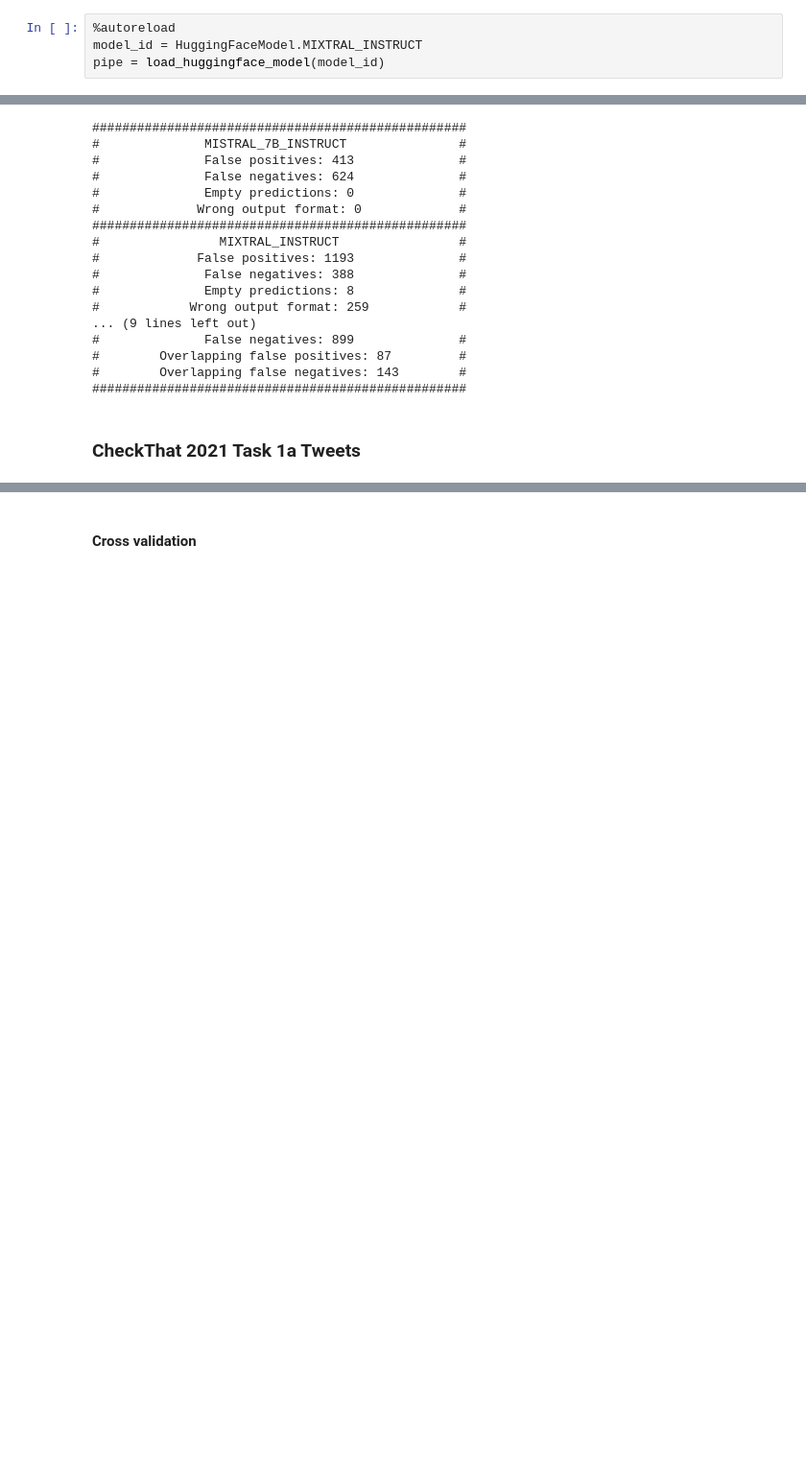
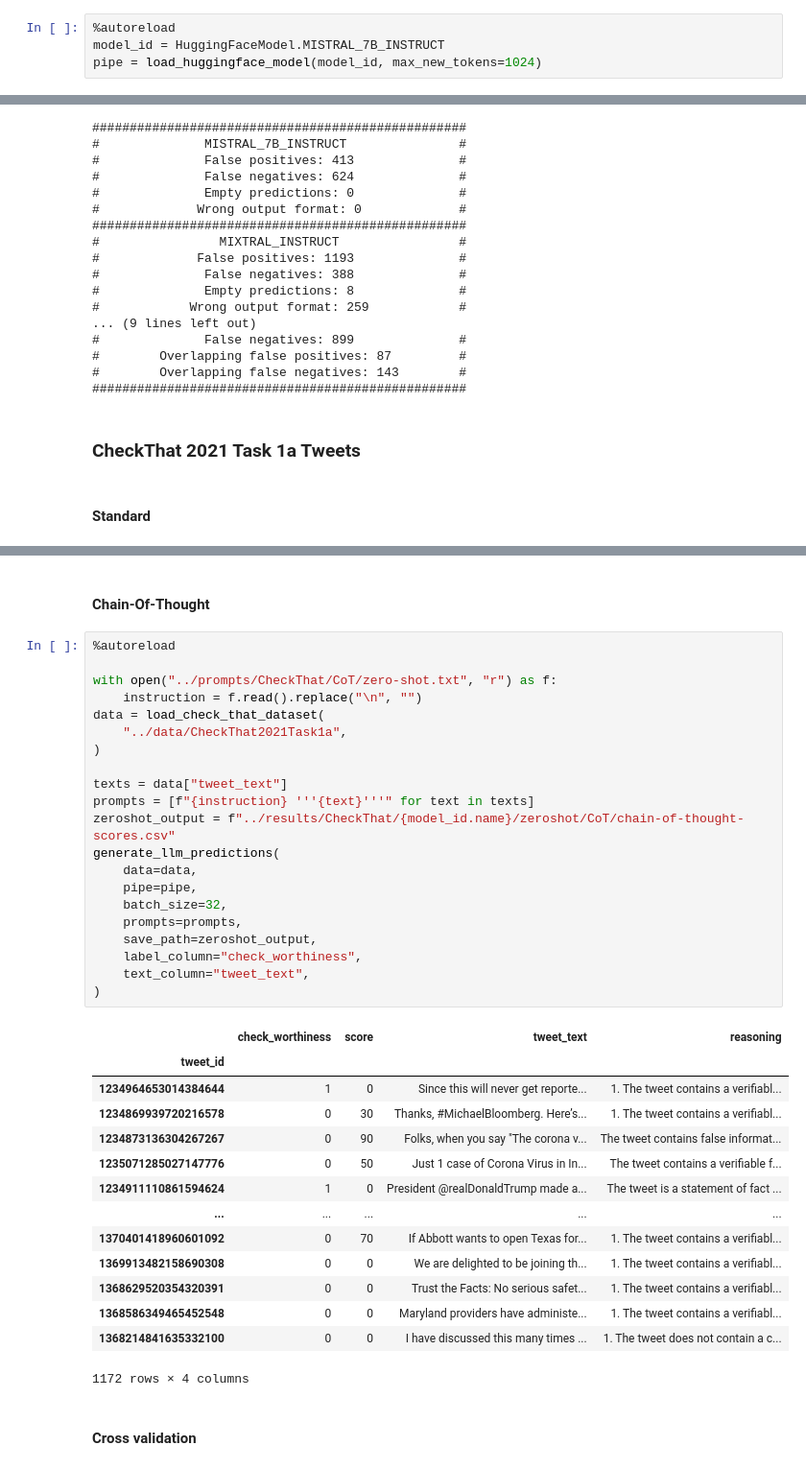
Before and after one commit to matsbratvold/Checkworthiness-Detection-with-Open-Source-LLMs, a Jupyter notebook: src/llm.ipynb, the cells around one changed output, grey strips where cells are left out. Shown at 96% size. Saved outputs shown, nothing was run; the diff lists cells and outputs as text; blank space fills up the shorter version.

Commit message:
Generating CoT scores on checkthat dataset

```diff
--- a/src/llm.ipynb
+++ b/src/llm.ipynb
@@ -41,5 +39,5 @@ Found existing cross validation splits.
 ## Load model
 # %%
 %autoreload
-model_id = HuggingFaceModel.MIXTRAL_INSTRUCT
-pipe = load_huggingface_model(model_id)
+model_id = HuggingFaceModel.MISTRAL_7B_INSTRUCT
+pipe = load_huggingface_model(model_id, max_new_tokens=1024)
@@ -169,6 +167,8 @@ generate_error_analysis_report(
 ##################################################
 # %% [markdown]
 ### CheckThat 2021 Task 1a Tweets
+# %% [markdown]
+#### Standard
 # %%
 %autoreload
 with open("../prompts/CheckThat/standard/zero-shot.txt", "r") as f:
@@ -211,5 +211,43 @@ generate_llm_predictions(
 | 1234873136304267267 | covid-19 | https://twitter.com/hayxsmith/sta... | Folks, when you say "The corona v... | 0 | 0 |
 | 1235071285027147776 | covid-19 | https://twitter.com/ipspankajnain... | Just 1 case of Corona Virus in In... | 1 | 0 |
 | 1234911110861594624 | covid-19 | https://twitter.com/PressSec/stat... | President @realDonaldTrump made a... | 1 | 1 |
+# %% [markdown]
+#### Chain-Of-Thought
+# %%
+%autoreload
+
+with open("../prompts/CheckThat/CoT/zero-shot.txt", "r") as f:
+    instruction = f.read().replace("\n", "")
+data = load_check_that_dataset(
+    "../data/CheckThat2021Task1a",
+)
+
+texts = data["tweet_text"]
+prompts = [f"{instruction} '''{text}'''" for text in texts]
+zeroshot_output = f"../results/CheckThat/{model_id.name}/zeroshot/CoT/chain-of-thought-scores.csv"
+generate_llm_predictions(
+    data=data,
+    pipe=pipe,
+    batch_size=32,
+    prompts=prompts,
+    save_path=zeroshot_output,
+    label_column="check_worthiness",
+    text_column="tweet_text",
+)
+# %% [output]
+|  | check_worthiness | score | tweet_text | reasoning |
+| tweet_id |  |  |  |  |
+| 1234964653014384644 | 1 | 0 | Since this will never get reporte... | 1. The tweet contains a verifiabl... |
+| 1234869939720216578 | 0 | 30 | Thanks, #MichaelBloomberg. Here’s... | 1. The tweet contains a verifiabl... |
+| 1234873136304267267 | 0 | 90 | Folks, when you say "The corona v... | The tweet contains false informat... |
+| 1235071285027147776 | 0 | 50 | Just 1 case of Corona Virus in In... | The tweet contains a verifiable f... |
+| 1234911110861594624 | 1 | 0 | President @realDonaldTrump made a... | The tweet is a statement of fact ... |
+| ... | ... | ... | ... | ... |
+| 1370401418960601092 | 0 | 70 | If Abbott wants to open Texas for... | 1. The tweet contains a verifiabl... |
+| 1369913482158690308 | 0 | 0 | We are delighted to be joining th... | 1. The tweet contains a verifiabl... |
+| 1368629520354320391 | 0 | 0 | Trust the Facts: No serious safet... | 1. The tweet contains a verifiabl... |
+| 1368586349465452548 | 0 | 0 | Maryland providers have administe... | 1. The tweet contains a verifiabl... |
+| 1368214841635332100 | 0 | 0 | I have discussed this many times ... | 1. The tweet does not contain a c... |
+1172 rows × 4 columns
 # %% [markdown]
 #### Cross validation
```
Also changed, not shown: parts of 9 cells of this notebook, 4 other files.
